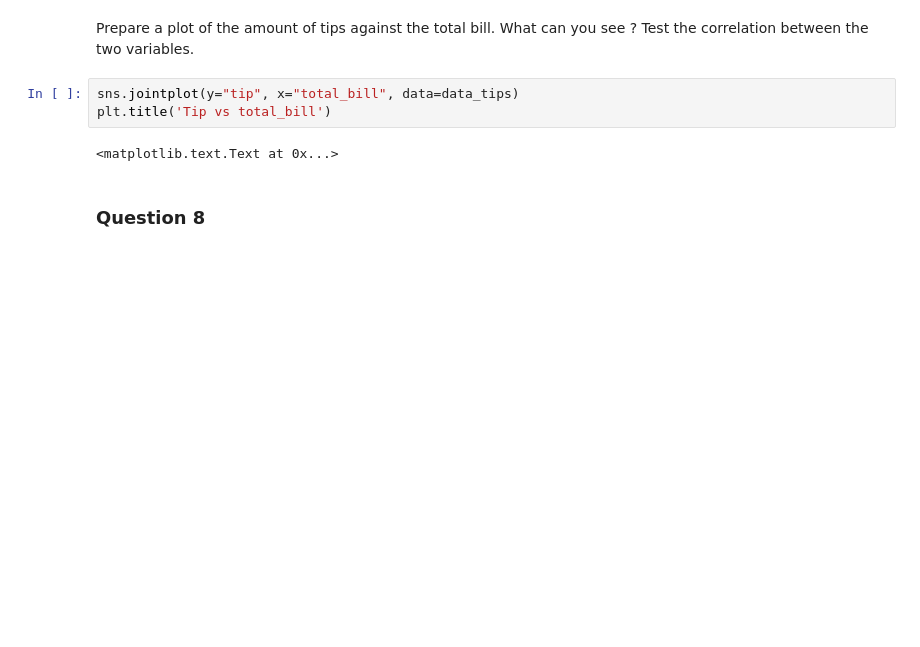
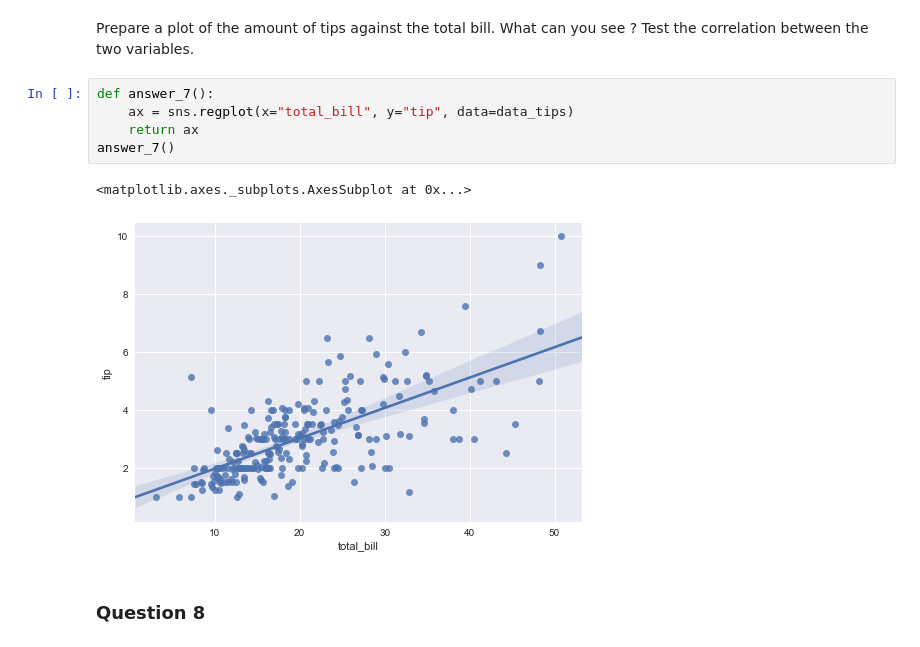
Before and after one commit to CheickDIAKITE/TIP-Price, a Jupyter notebook: TP1F3B.ipynb, the cells around one changed output. Saved outputs shown, nothing was run; the diff lists cells and outputs as text; blank space fills up the shorter version.

```diff
--- a/TP1F3B.ipynb
+++ b/TP1F3B.ipynb
@@ -169,11 +169,14 @@ sns.barplot(x='day',y= 'tip',data= data_tips)
 # %% [markdown]
 Prepare a plot of the amount of tips against the total bill. What can you see ? Test the correlation
 between the two variables.
-# %%
-sns.jointplot(y="tip", x="total_bill", data=data_tips)
-plt.title('Tip vs total_bill')
-# %% [output]
-<matplotlib.text.Text at 0x...>
+# %%
+def answer_7():
+    ax = sns.regplot(x="total_bill", y="tip", data=data_tips)
+    return ax
+answer_7()
+# %% [output]
+<matplotlib.axes._subplots.AxesSubplot at 0x...>
+[figure, added]
 # %% [markdown]
 ### Question 8
 # %% [markdown]
```
Also changed, not shown: parts of 26 cells of this notebook.
